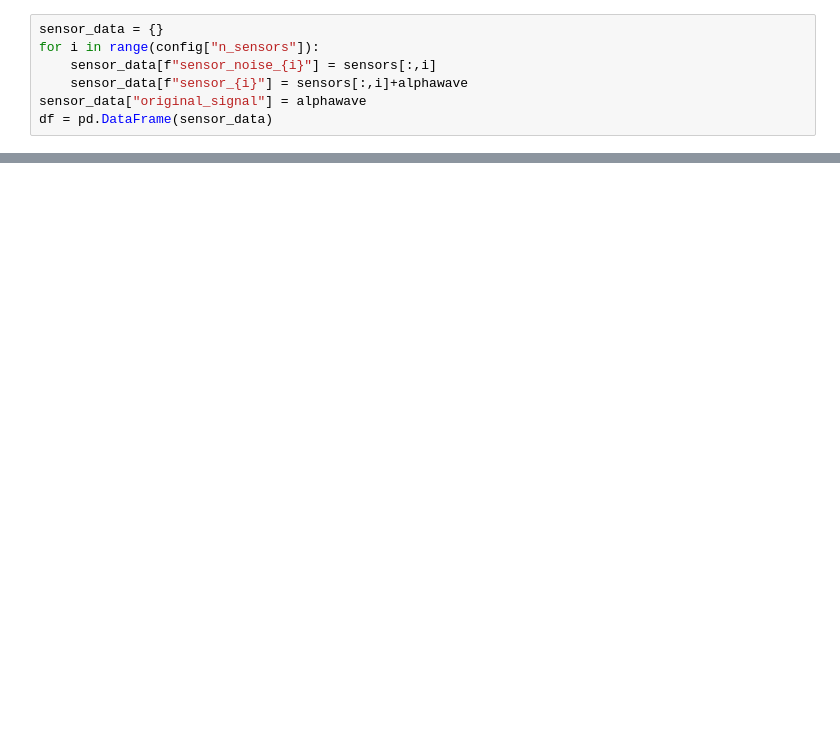
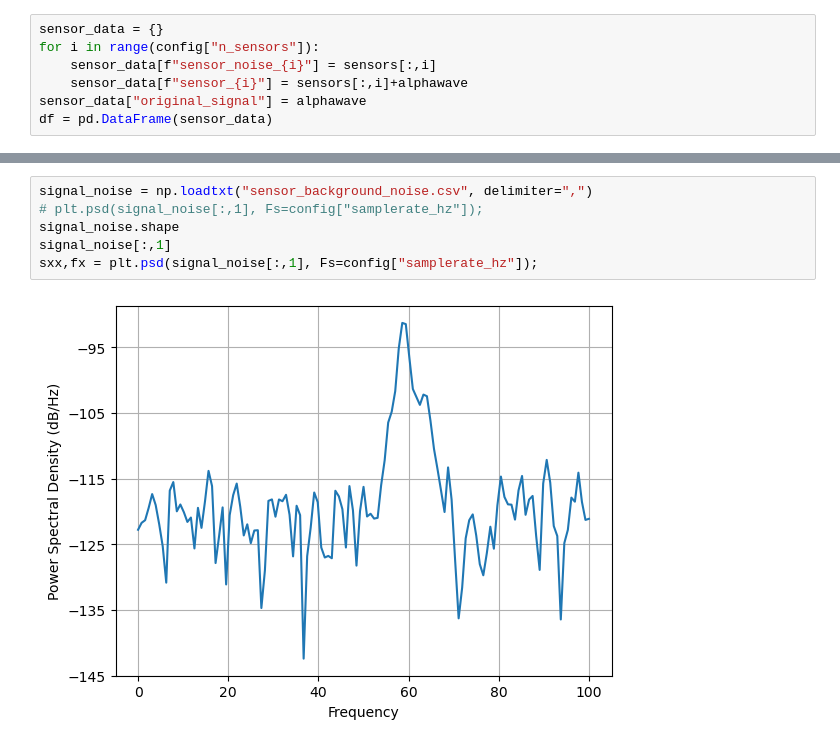
Before and after one commit to ZacharyJamesHill/MEG_noise_cancelation, a Jupyter notebook: final_noise_gen/eda.ipynb, the cells around one changed output, grey strips where cells are left out. Drawn from its saved outputs; the diff is of its cells as text; blank space fills up the shorter version.

```diff
--- a/final_noise_gen/eda.ipynb
+++ b/final_noise_gen/eda.ipynb
@@ -48,0 +66,8 @@ for i in range(config["n_sensors"]):
+# %%
+signal_noise = np.loadtxt("sensor_background_noise.csv", delimiter=",")
+# plt.psd(signal_noise[:,1], Fs=config["samplerate_hz"]);
+signal_noise.shape
+signal_noise[:,1]
+sxx,fx = plt.psd(signal_noise[:,1], Fs=config["samplerate_hz"]);
+# %% [output]
+[figure, added]
```
Also changed, not shown: parts of 14 cells of this notebook, 7 other files.
